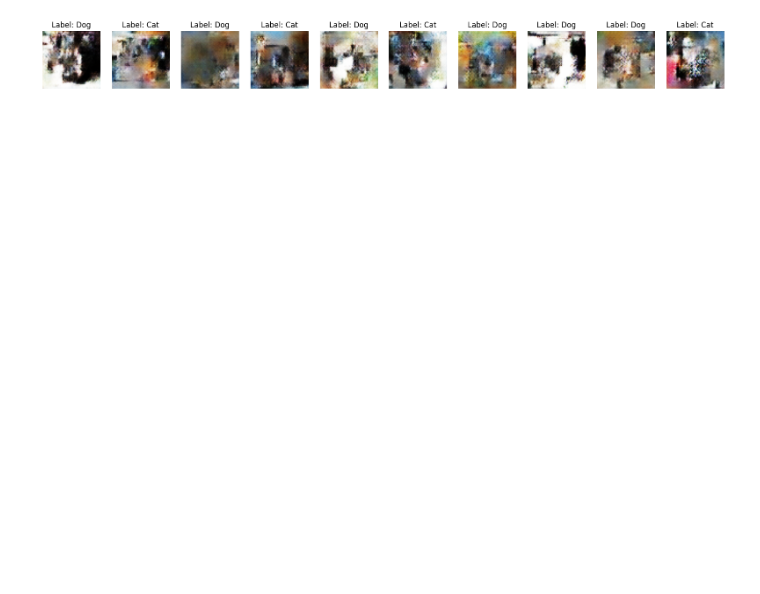
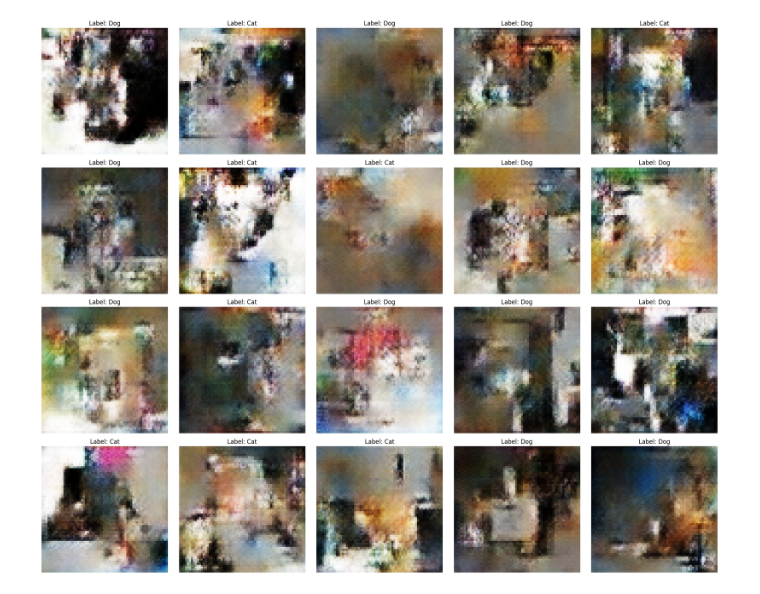
Before and after one commit to mramsundar/IITM-Graded-Projects, a Jupyter notebook: Week 37/Week 37 Graded Mini Project_Ram Sundar.ipynb, the cells around one changed output. Saved outputs shown, nothing was run; the diff lists cells and outputs as text; code cells hidden in the pictures; blank space fills up the shorter version.

```diff
--- a/Week 37/Week 37 Graded Mini Project_Ram Sundar.ipynb
+++ b/Week 37/Week 37 Graded Mini Project_Ram Sundar.ipynb
@@ -164,25 +164,28 @@ Epoch 50: Gen Loss: 0.7088, Disc Loss: 1.3882
 # %%
 def generate_and_plot(num_examples=10):
     # Labels: 0 for Cat, 1 for Dog (randomly chosen for visualization)
     random_labels = tf.random.uniform((num_examples,), minval=0, maxval=2, dtype=tf.int32)
     noise = tf.random.normal([num_examples, LATENT_DIM])
 
     # Generate images
     generated_images = generator([noise, random_labels], training=False)
 
     # Rescale to [0, 1] for plotting
     generated_images = (generated_images + 1) / 2.0
 
-    plt.figure(figsize=(20, 10))
+    cols = 5  # Number of images per row
+    rows = (num_examples + cols - 1) // cols  # Auto-calculate rows needed
+    plt.figure(figsize=(cols * 4, rows * 4))  # 4 inches per image (width x height)
     for i in range(num_examples):
-        plt.subplot(1, num_examples, i+1)
+        plt.subplot(rows, cols, i+1)
         plt.imshow(generated_images[i])
         label_text = "Dog" if random_labels[i] == 1 else "Cat"
         plt.title(f"Label: {label_text}")
         plt.axis("off")
+        plt.tight_layout()
     plt.show()
 
 # Visualize results
-generate_and_plot()
+generate_and_plot(20)
 # %% [output]
-[figure, old version]
+[figure, new version]
```
